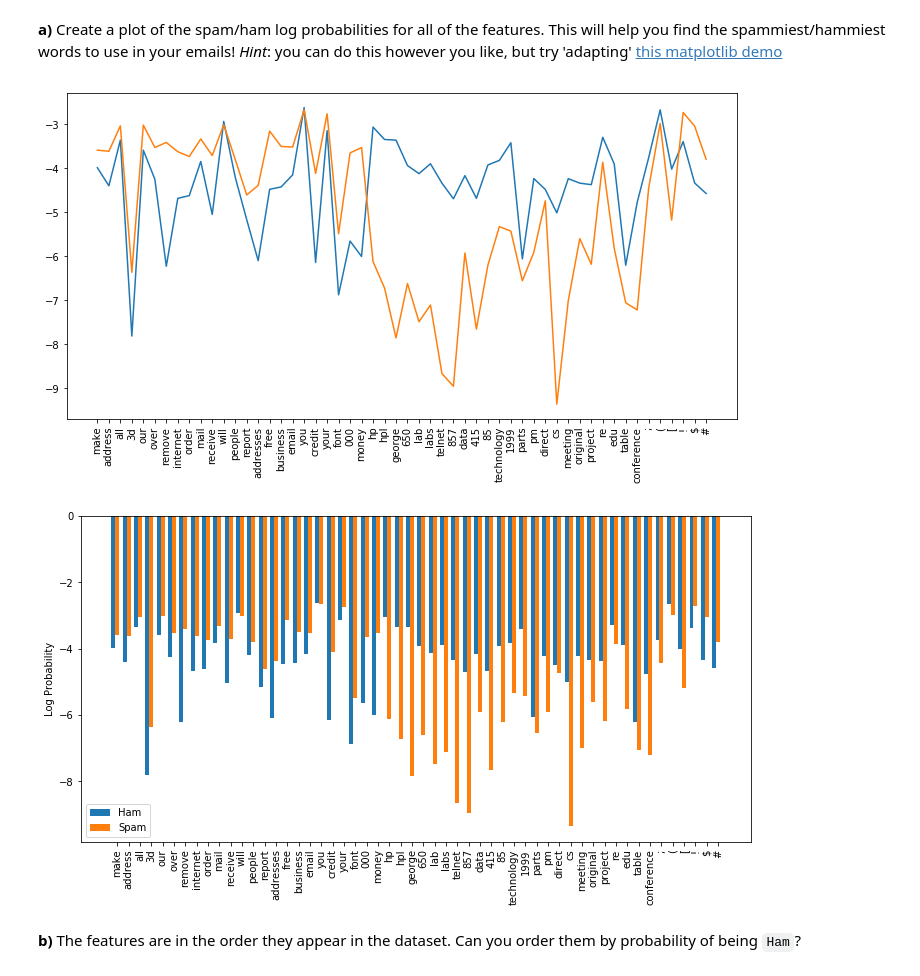
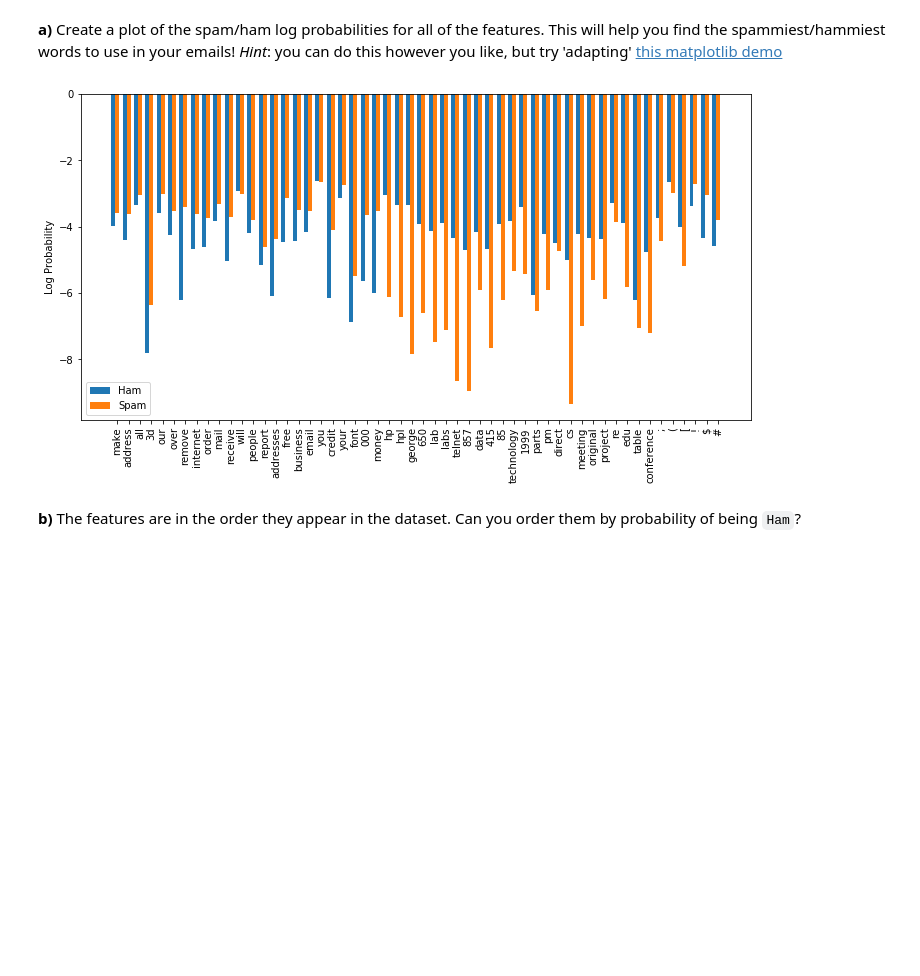
Before and after one commit to kentheo/iaml_2017, a Jupyter notebook: 02_Lab_1_Data_analysis_visualisation.ipynb, the cells around one changed output. Saved outputs shown, nothing was run; the diff lists cells and outputs as text; code cells hidden in the pictures; blank space fills up the shorter version.

```diff
--- a/02_Lab_1_Data_analysis_visualisation.ipynb
+++ b/02_Lab_1_Data_analysis_visualisation.ipynb
@@ -200,4 +198,5 @@ As a first step we extract the input features and targets from the DataFrame. To
 # %% [markdown]
 **a)** Create a Pandas DataFrame object `X` containing only the features (i.e. exclude the label `is_spam`). We need to do this as it is the input Scikit-learn objects expect for fitting. *Hint*: make use of the `drop` method.
 # %%
-X = spambase_binary.drop('is_spam', axis = 1)
+X = spambase_binary.drop(labels='is_spam', axis=1)
+X.head(5)
@@ -369,34 +388,26 @@ The word " hp " did the trick!
 # %% [markdown]
 **a)** Create a plot of the spam/ham log probabilities for all of the features. This will help you find the spammiest/hammiest words to use in your emails! *Hint*: you can do this however you like, but try 'adapting' [this matplotlib demo](http://matplotlib.org/examples/api/barchart_demo.html)
 # %%
-# Your code goes here
+import matplotlib as mpl
+
+# 2 log probs for 54 words
 log_probs = mnb.feature_log_prob_
-ticklabs = feature_names
+ticklabs = X.columns
 
-plt.figure(figsize=(12,6))
-plt.plot(log_probs.T)
-plt.xticks(range(len(feature_names)),
-           [f[10:] for f in ticklabs],
-           rotation='vertical')
-plt.show()
-
-# or...more fancily
-import matplotlib as mpl
 colour_palette = mpl.rcParams['axes.prop_cycle'].by_key()['color']
 N = len(ticklabs)
 ind = np.arange(N)  # the x locations for the groups
 width = 0.35        # the width of the bars
 fig, ax = plt.subplots(figsize=(12,6))
 ham_rects = ax.bar(ind, log_probs[0], width, color=colour_palette[0])
 spam_rects = ax.bar(ind + width, log_probs[1], width, color=colour_palette[1])
 ax.set_ylabel('Log Probability')
 ax.set_xticks(ind + width)
 ax.set_xticklabels([f[10:] for f in ticklabs], rotation='vertical')
 ax.legend((ham_rects[0], spam_rects[0]), ('Ham', 'Spam'), loc='best')
 plt.show()
 # %% [output]
-[figure, old version]
+[figure, new version]
-[figure, removed]
 # %% [markdown]
 **b)** The features are in the order they appear in the dataset. Can you order them by probability of being `Ham`?
 # %%
```
Also changed, not shown: parts of 27 cells of this notebook, 1 other file.
